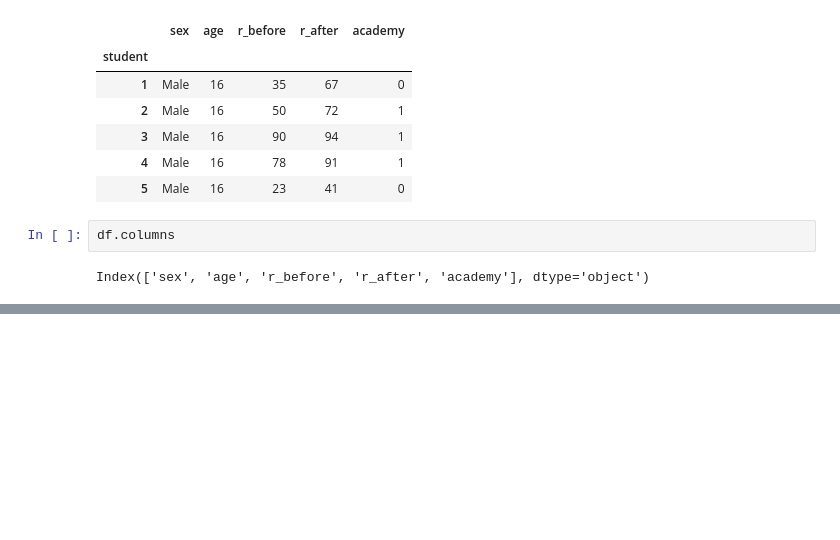
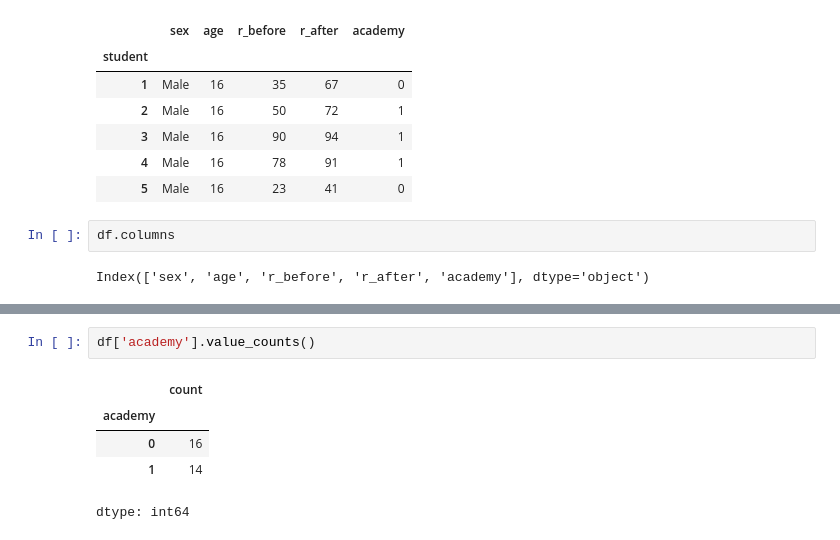
Before and after one commit to va4756/algio_sklearn, a Jupyter notebook: bigdata_SDEdu_problems.ipynb, the cells around one changed output, grey strips where cells are left out. Cells and saved outputs as stored; diff of their text form; blank space fills up the shorter version.

```diff
--- a/bigdata_SDEdu_problems.ipynb
+++ b/bigdata_SDEdu_problems.ipynb
@@ -396,0 +422,8 @@ Index(['sex', 'age', 'r_before', 'r_after', 'academy'], dtype='object')
+# %%
+df['academy'].value_counts()
+# %% [output]
+|  | count |
+| academy |  |
+| 0 | 16 |
+| 1 | 14 |
+dtype: int64
```
Also changed, not shown: parts of 16 cells of this notebook.
